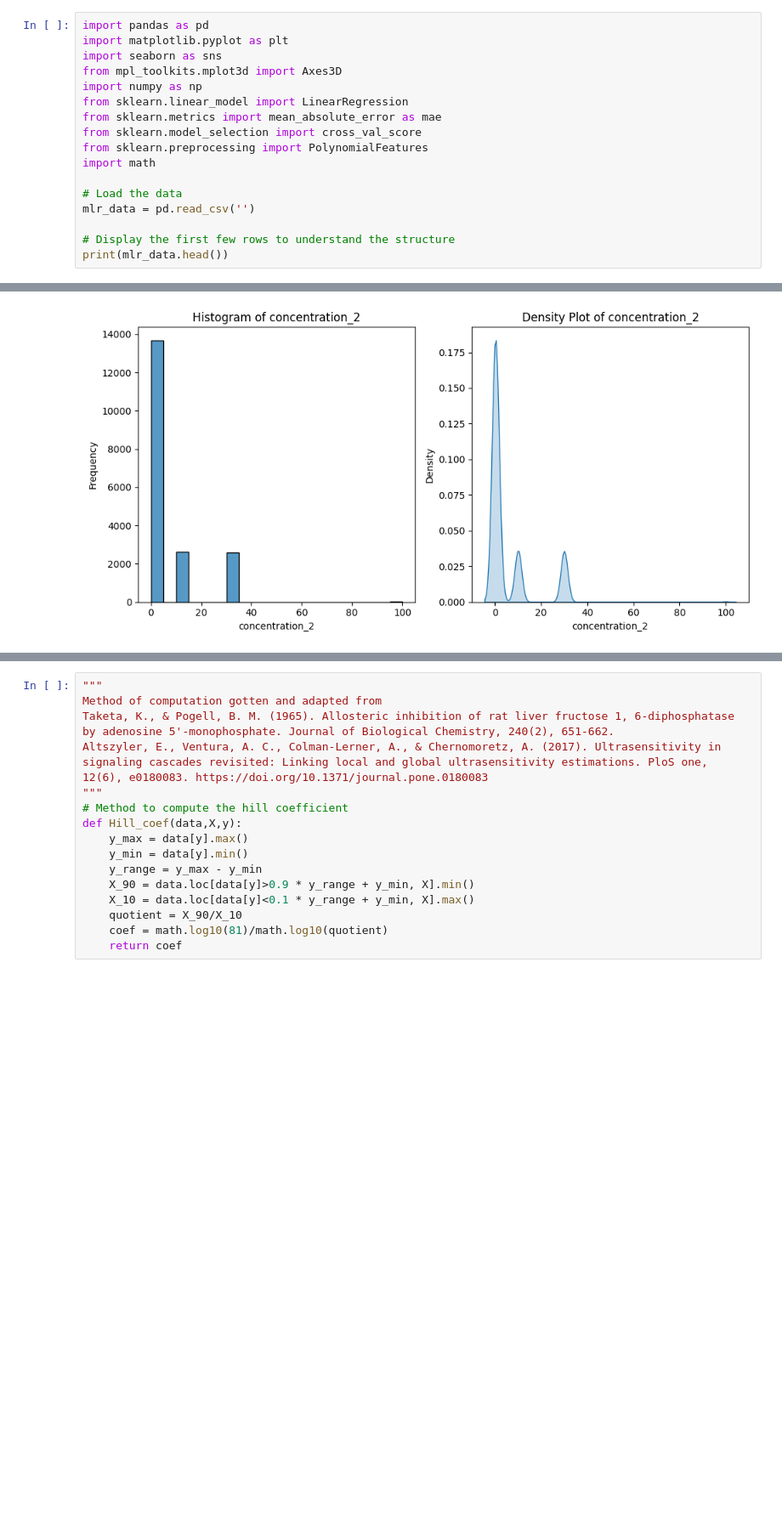
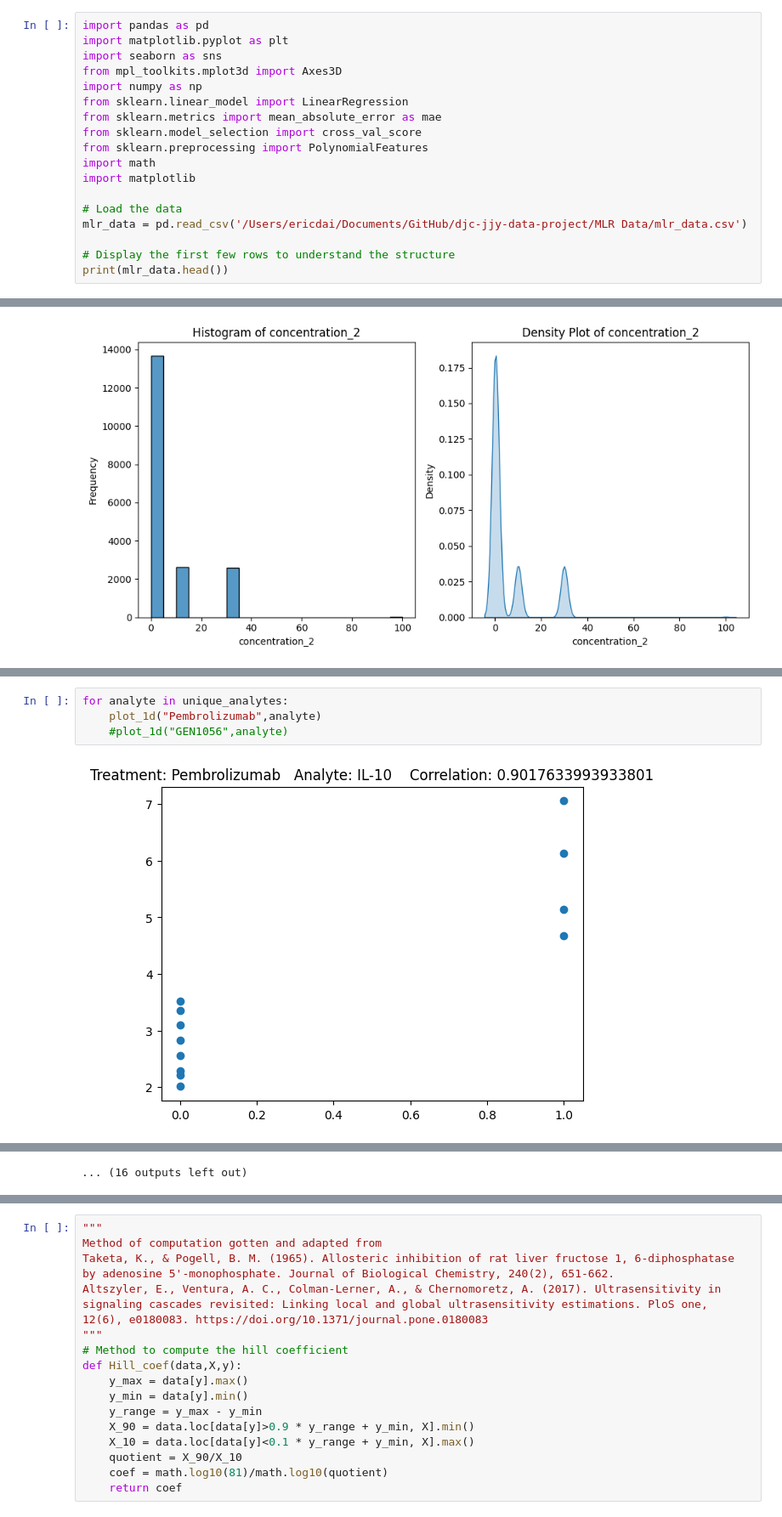
Before and after one commit to BJ1307/djc-jjy-data-project, a Jupyter notebook: EDA3.0.ipynb, the cells around one changed output, grey strips where cells are left out. Shown at 85% size. Drawn from its saved outputs; the diff is of its cells as text; blank space fills up the shorter version.

```diff
--- a/EDA3.0.ipynb
+++ b/EDA3.0.ipynb
@@ -9,9 +9,10 @@ from sklearn.metrics import mean_absolute_error as mae
 from sklearn.model_selection import cross_val_score
 from sklearn.preprocessing import PolynomialFeatures
 import math
+import matplotlib
 
 # Load the data
-mlr_data = pd.read_csv('')
+mlr_data = pd.read_csv('/Users/ericdai/Documents/GitHub/djc-jjy-data-project/MLR Data/mlr_data.csv')
 
 # Display the first few rows to understand the structure
 print(mlr_data.head())
@@ -70,0 +119,6 @@ This will become an error in seaborn v0.14.0; please update your code.
+# %%
+for analyte in unique_analytes:
+    plot_1d("Pembrolizumab",analyte)
+    #plot_1d("GEN1056",analyte)
+# %% [output]
+[figure, added]
@@ -71,3 +136,4 @@ This will become an error in seaborn v0.14.0; please update your code.
+... (16 outputs left out)
 # %%
 """
 Method of computation gotten and adapted from
```
Also changed, not shown: parts of 8 cells of this notebook.
